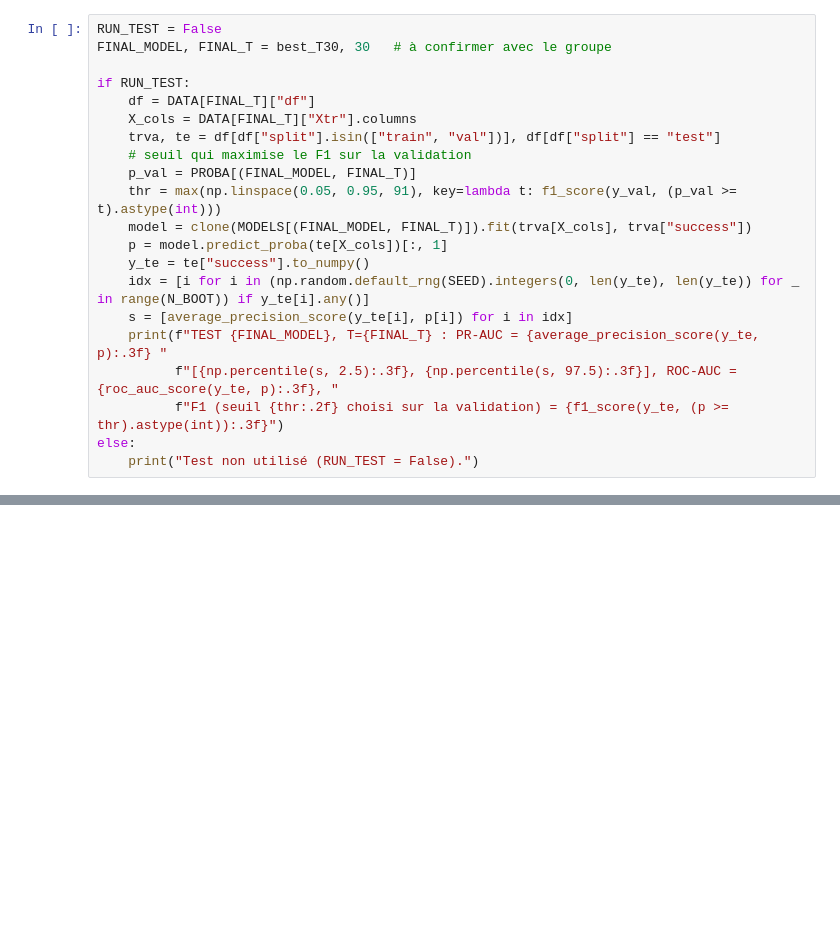
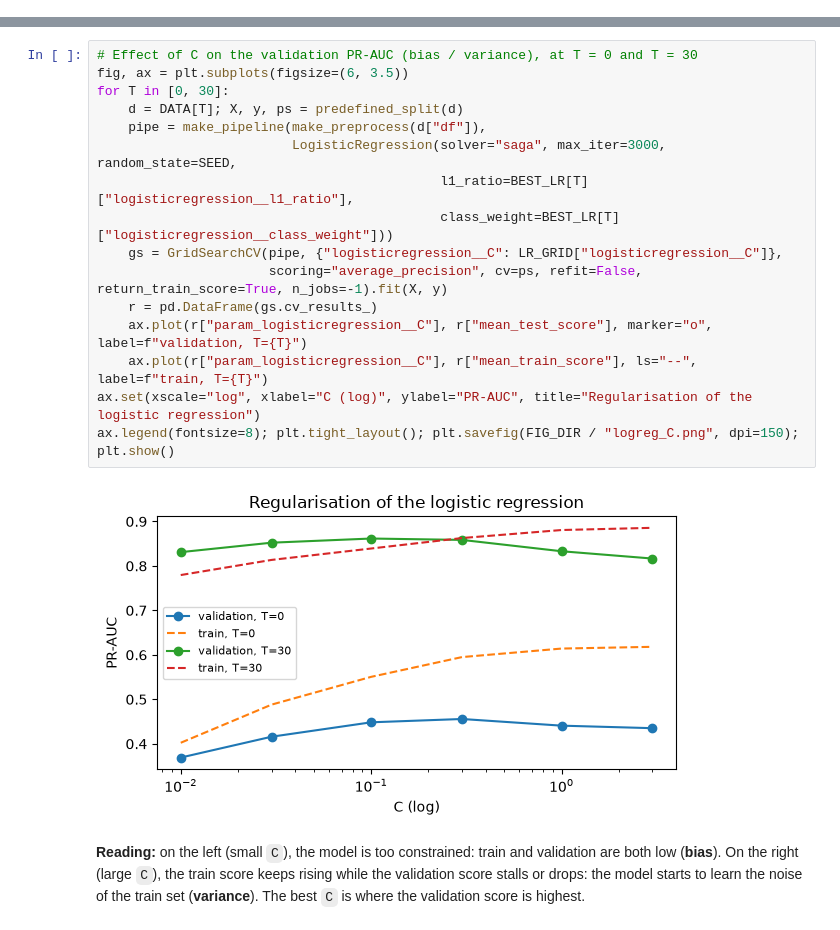
Before and after one commit to KZH-etu/SteamGameIA, a Jupyter notebook: notebooks/05_models.ipynb, the cells around one changed output, grey strips where cells are left out. Cells and saved outputs as stored; diff of their text form; blank space fills up the shorter version.

```diff
--- a/notebooks/05_models.ipynb
+++ b/notebooks/05_models.ipynb
@@ -466,21 +0,0 @@ sur le test avec un IC à 95 %. Le seuil de décision (pour le F1) est choisi su
-# %%
-RUN_TEST = False
-FINAL_MODEL, FINAL_T = best_T30, 30   # à confirmer avec le groupe
-
-if RUN_TEST:
-    df = DATA[FINAL_T]["df"]
-    X_cols = DATA[FINAL_T]["Xtr"].columns
-    trva, te = df[df["split"].isin(["train", "val"])], df[df["split"] == "test"]
-    # seuil qui maximise le F1 sur la validation
-    p_val = PROBA[(FINAL_MODEL, FINAL_T)]
-    thr = max(np.linspace(0.05, 0.95, 91), key=lambda t: f1_score(y_val, (p_val >= t).astype(int)))
-    model = clone(MODELS[(FINAL_MODEL, FINAL_T)]).fit(trva[X_cols], trva["success"])
-    p = model.predict_proba(te[X_cols])[:, 1]
-    y_te = te["success"].to_numpy()
-    idx = [i for i in (np.random.default_rng(SEED).integers(0, len(y_te), len(y_te)) for _ in range(N_BOOT)) if y_te[i].any()]
-    s = [average_precision_score(y_te[i], p[i]) for i in idx]
-    print(f"TEST {FINAL_MODEL}, T={FINAL_T} : PR-AUC = {average_precision_score(y_te, p):.3f} "
-          f"[{np.percentile(s, 2.5):.3f}, {np.percentile(s, 97.5):.3f}], ROC-AUC = {roc_auc_score(y_te, p):.3f}, "
-          f"F1 (seuil {thr:.2f} choisi sur la validation) = {f1_score(y_te, (p >= thr).astype(int)):.3f}")
-else:
-    print("Test non utilisé (RUN_TEST = False).")
@@ -488,0 +188,22 @@ Test non utilisé (RUN_TEST = False).
+# %%
+# Effect of C on the validation PR-AUC (bias / variance), at T = 0 and T = 30
+fig, ax = plt.subplots(figsize=(6, 3.5))
+for T in [0, 30]:
+    d = DATA[T]; X, y, ps = predefined_split(d)
+    pipe = make_pipeline(make_preprocess(d["df"]),
+                         LogisticRegression(solver="saga", max_iter=3000, random_state=SEED,
+                                            l1_ratio=BEST_LR[T]["logisticregression__l1_ratio"],
+                                            class_weight=BEST_LR[T]["logisticregression__class_weight"]))
+    gs = GridSearchCV(pipe, {"logisticregression__C": LR_GRID["logisticregression__C"]},
+                      scoring="average_precision", cv=ps, refit=False, return_train_score=True, n_jobs=-1).fit(X, y)
+    r = pd.DataFrame(gs.cv_results_)
+    ax.plot(r["param_logisticregression__C"], r["mean_test_score"], marker="o", label=f"validation, T={T}")
+    ax.plot(r["param_logisticregression__C"], r["mean_train_score"], ls="--", label=f"train, T={T}")
+ax.set(xscale="log", xlabel="C (log)", ylabel="PR-AUC", title="Regularisation of the logistic regression")
+ax.legend(fontsize=8); plt.tight_layout(); plt.savefig(FIG_DIR / "logreg_C.png", dpi=150); plt.show()
+# %% [output]
+[figure, added]
+# %% [markdown]
+**Reading:** on the left (small `C`), the model is too constrained: train and validation are both low (**bias**).
+On the right (large `C`), the train score keeps rising while the validation score stalls or drops: the model
+starts to learn the noise of the train set (**variance**). The best `C` is where the validation score is highest.
```
Also changed, not shown: parts of 66 cells of this notebook, 20 other files.
